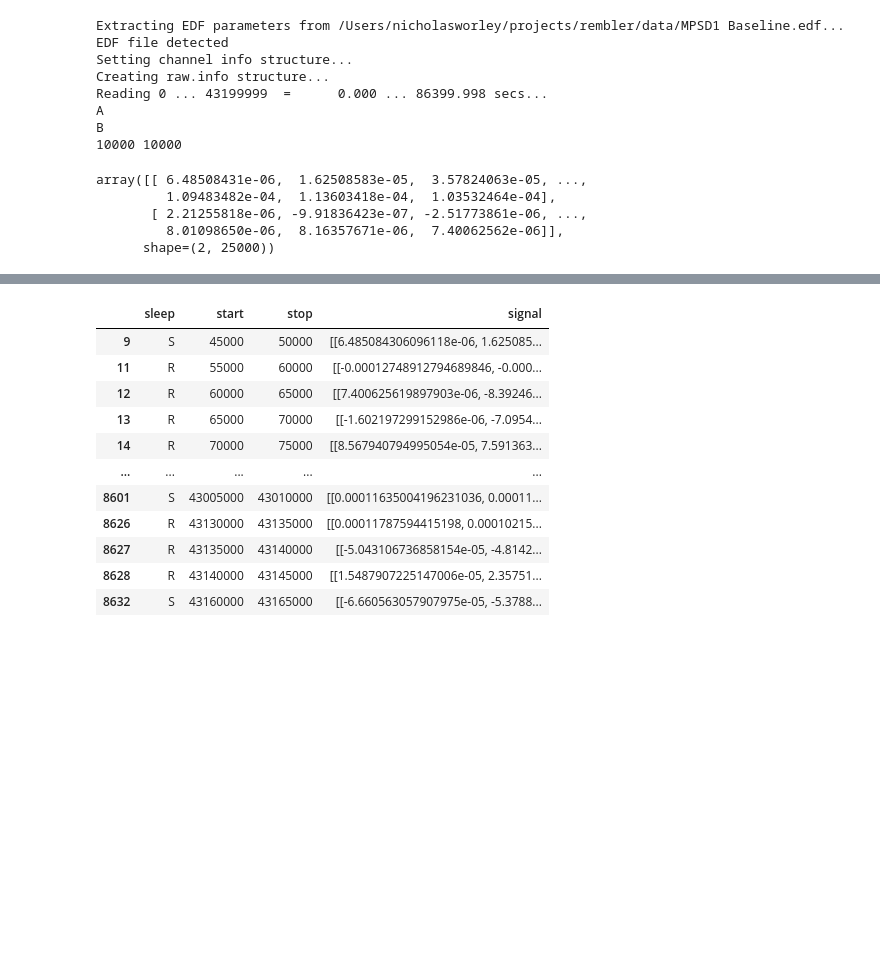
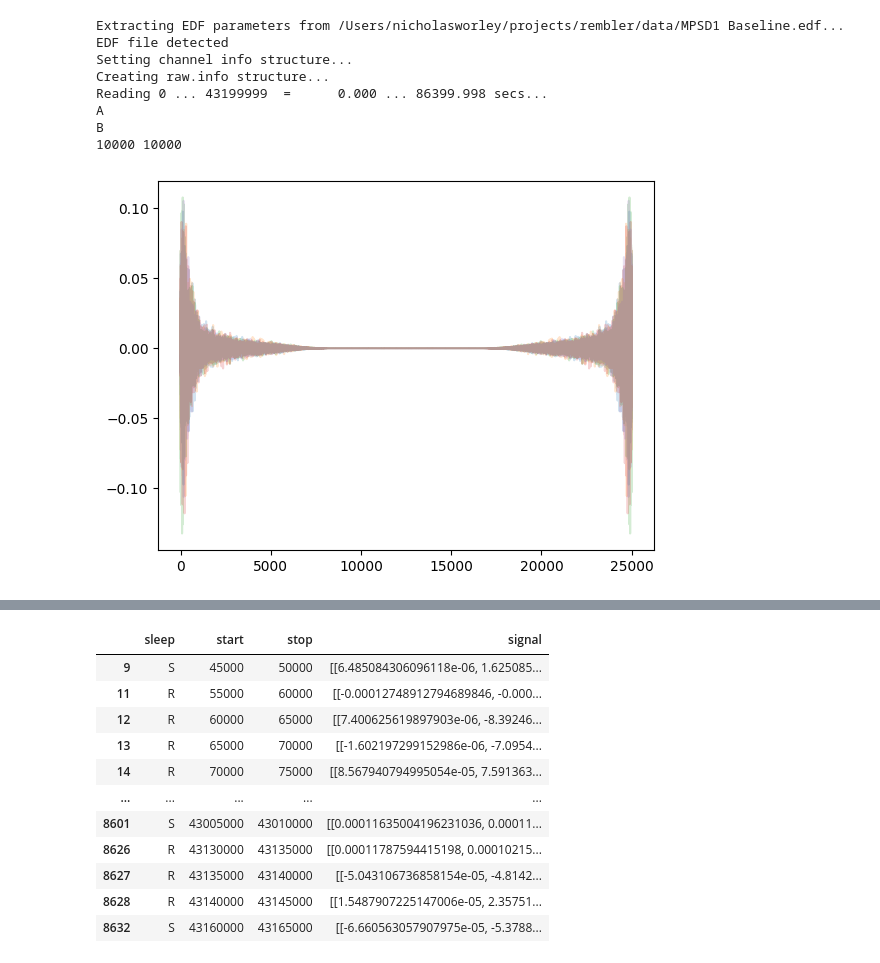
Before and after one commit to nworley01/rembler, a Jupyter notebook: sample_exploration.ipynb, the cells around one changed output, grey strips where cells are left out. Saved outputs shown, nothing was run; the diff lists cells and outputs as text; code cells hidden in the pictures; blank space fills up the shorter version.

```diff
--- a/sample_exploration.ipynb
+++ b/sample_exploration.ipynb
@@ -70,11 +95,8 @@ Reading 0 ... 43199999  =      0.000 ... 86399.998 secs...
 A
 B
 10000 10000
-# %%
-df_final.loc[9].signal
-# %% [output]
-array([[ 6.48508431e-06,  1.62508583e-05,  3.57824063e-05, ...,
-         1.09483482e-04,  1.13603418e-04,  1.03532464e-04],
-       [ 2.21255818e-06, -9.91836423e-07, -2.51773861e-06, ...,
-         8.01098650e-06,  8.16357671e-06,  7.40062562e-06]],
-      shape=(2, 25000))
+# %%
+for i in range(5):
+    plt.plot(scipy.fft.fft(df_final[df_final.sleep == "S"].iloc[i].signal[0]), alpha=.2)
+# %% [output]
+[figure, added]
```
Also changed, not shown: parts of 10 cells of this notebook, 3 other files.
